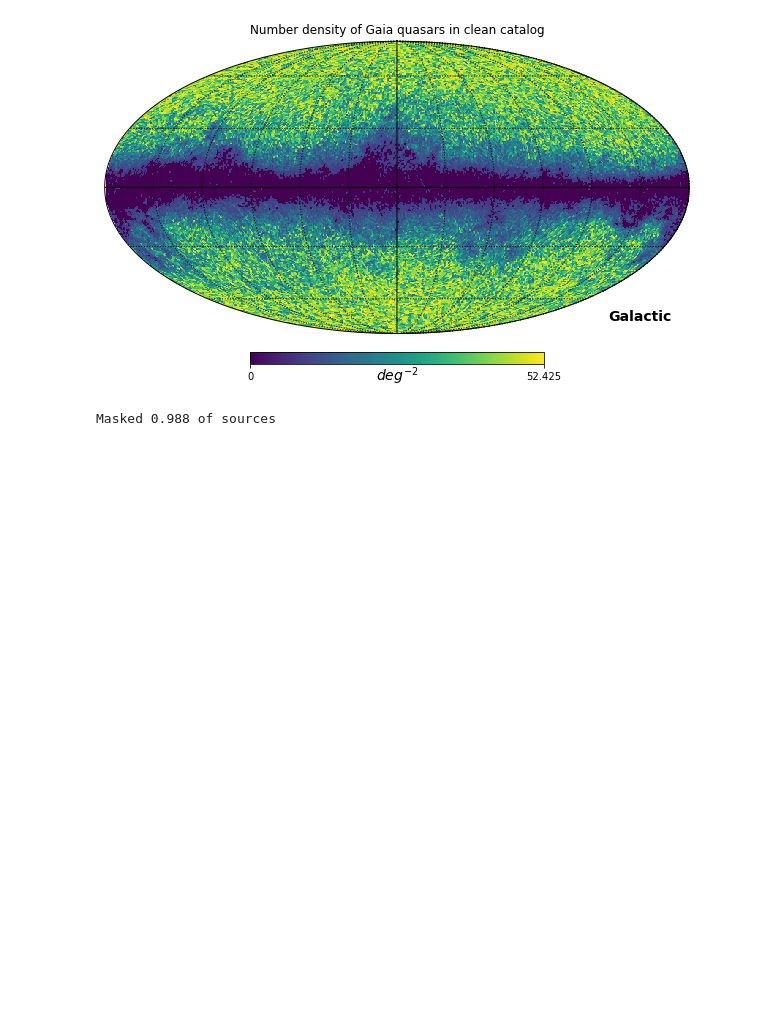
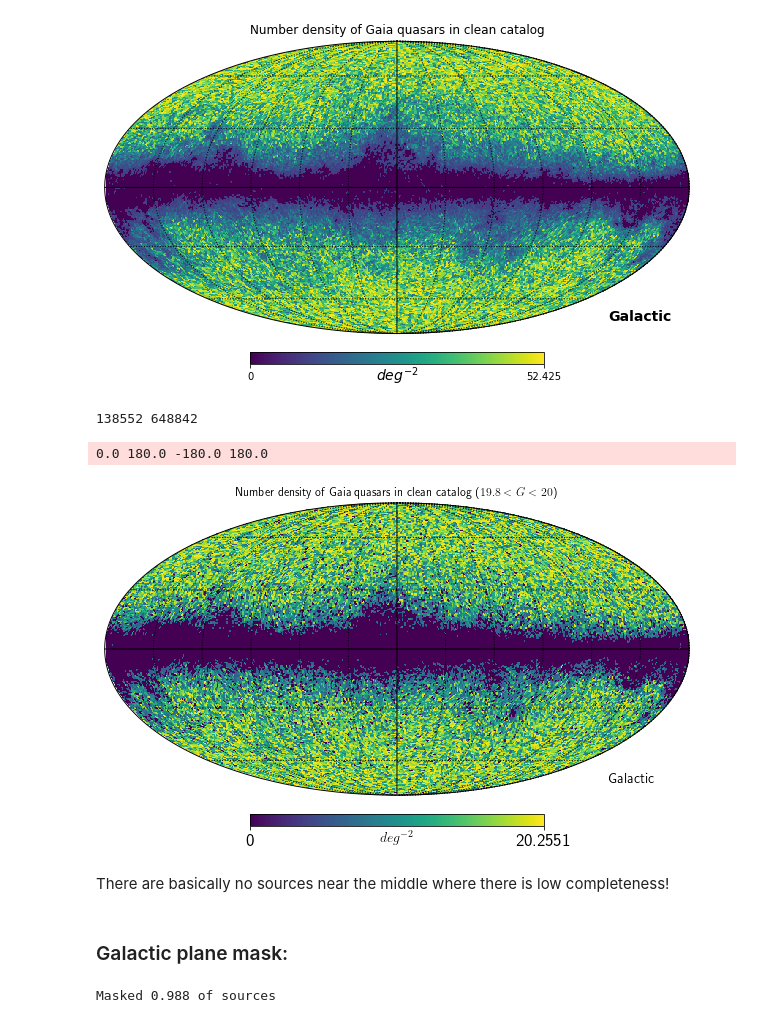
Before and after one commit to kstoreyf/gaia-quasars-lss, a Jupyter notebook: notebooks/2022-07-15_random_checks.ipynb, the cells around one changed output. Cells and saved outputs as stored; diff of their text form; code cells hidden in the pictures; blank space fills up the shorter version.

```diff
--- a/notebooks/2022-07-15_random_checks.ipynb
+++ b/notebooks/2022-07-15_random_checks.ipynb
@@ -23,6 +24,13 @@ import correlations
 # %% [output]
 The autoreload extension is already loaded. To reload it, use:
   %reload_ext autoreload
+# %%
+matplotlib.rcParams['ytick.labelsize'] = 18
+matplotlib.rcParams['xtick.labelsize'] = 18
+matplotlib.rcParams['axes.labelsize'] = 22
+matplotlib.rcParams['legend.fontsize'] = 18
+
+matplotlib.rc('text', usetex=True)
 # %%
 l = np.arange(-180,180,1)
 b = np.arange(-90,90,1)
@@ -85,6 +96,34 @@ hp.graticule()
 # %% [output]
 0.0 180.0 -180.0 180.0
 [figure]
+# %%
+gmag_min, gmag_max = 19.8, 20
+idx_gmaglim = (gmag_min <= gmag_data) & (gmag_data < gmag_max)
+ra_data_gmaglim, dec_data_gmaglim = ra_data[idx_gmaglim], dec_data[idx_gmaglim]
+print(len(ra_data_gmaglim), len(ra_data))
+# %% [output]
+138552 648842
+# %%
+map_nqso_data_gmaglim, pixel_indices_data_gmaglim = utils.get_map(NSIDE, ra_data_gmaglim, dec_data_gmaglim, null_val=0)
+# %%
+hp.mollview(
+    map_nqso_data_gmaglim/area_per_pixel,
+    title=rf"Number density of Gaia quasars in clean catalog (${gmag_min} < G < {gmag_max}$)",
+    unit=r"$deg^{-2}$",
+    norm="hist",
+    cmap='viridis',
+    coord=['C', 'G'],
+    min=0,
+    #max=10
+)
+hp.graticule()
+# %% [output]
+0.0 180.0 -180.0 180.0
+[figure, added]
+# %% [markdown]
+There are basically no sources near the middle where there is low completeness!
+# %% [markdown]
+### Galactic plane mask:
 # %%
 b_max = 10
 mask_func_args = [b_max]
```
Also changed, not shown: parts of 52 cells of this notebook, 4 other files.
